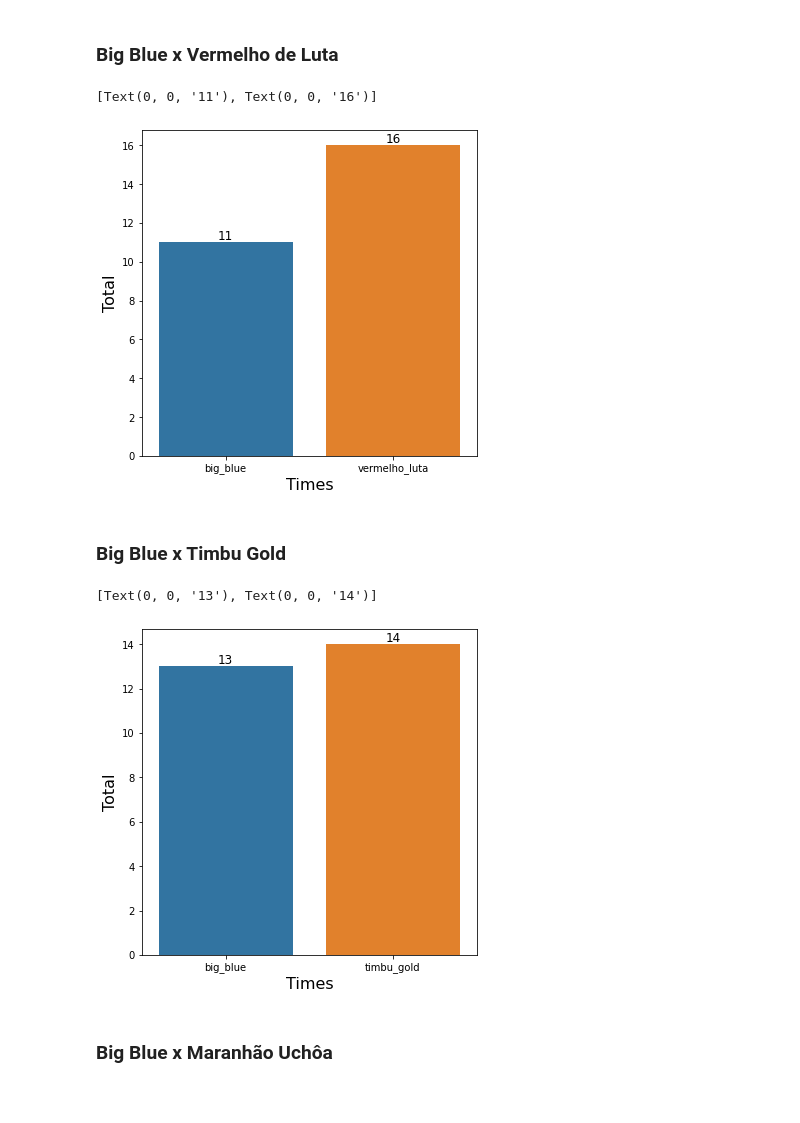
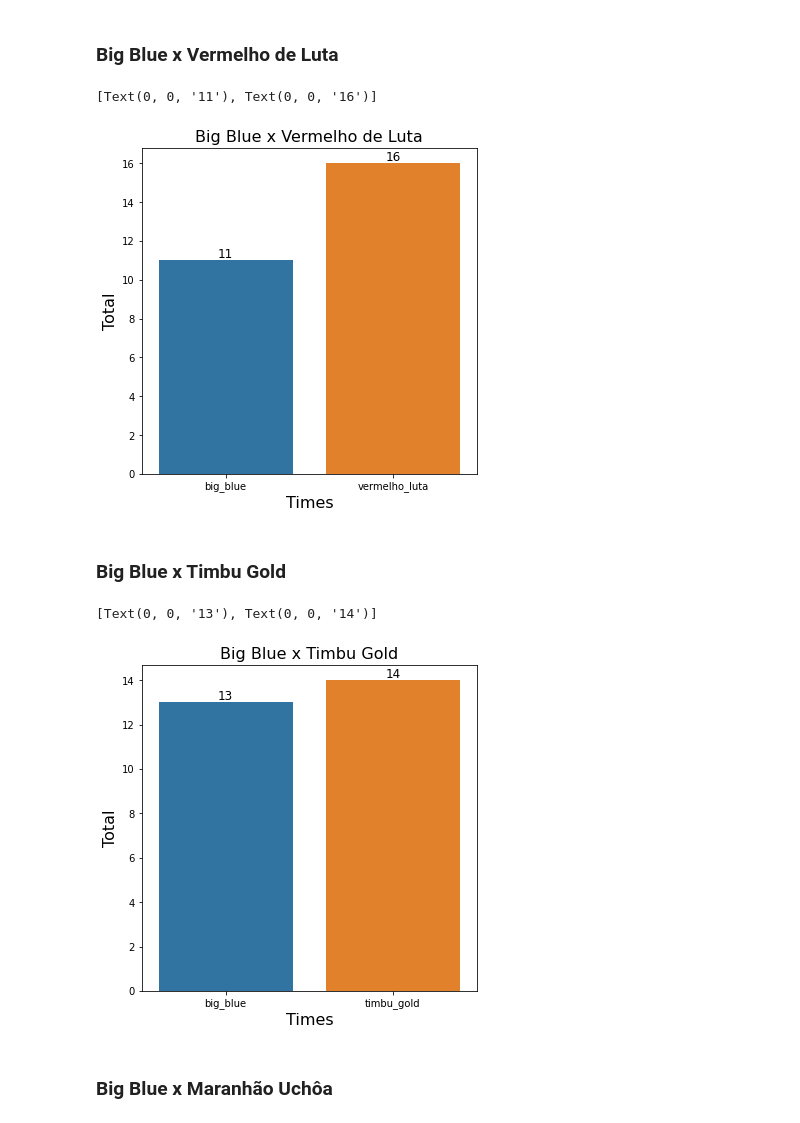
Before and after one commit to danielfitipaldi/cartola_tapajos, a Jupyter notebook: Cartola.ipynb, the cells around one changed output. Cells and saved outputs as stored; diff of their text form; code cells hidden in the pictures.

```diff
--- a/Cartola.ipynb
+++ b/Cartola.ipynb
@@ -302,12 +311,13 @@ big_x_ver = big_x_ver.sum()
 # %%
 plt.figure(figsize=(6,6))
 splot=sns.barplot(x=big_x_ver.index,y=big_x_ver)
 plt.xlabel("Times", size=16)
 plt.ylabel("Total", size=16)
+plt.title('Big Blue x Vermelho de Luta', size=16)
 plt.bar_label(splot.containers[0],size=12)
 # %% [output]
 [Text(0, 0, '11'), Text(0, 0, '16')]
-[figure, old version]
+[figure, new version]
 # %% [markdown]
 ### Big Blue x Timbu Gold
 # %%
@@ -319,10 +329,11 @@ plt.figure(figsize=(6,6))
 splot=sns.barplot(x=big_x_tg.index,y=big_x_tg)
 plt.xlabel("Times", size=16)
 plt.ylabel("Total", size=16)
+plt.title('Big Blue x Timbu Gold', size=16)
 plt.bar_label(splot.containers[0],size=12)
 # %% [output]
 [Text(0, 0, '13'), Text(0, 0, '14')]
-[figure, old version]
+[figure, new version]
 # %% [markdown]
 ### Big Blue x Maranhão Uchôa
 # %%
```
Also changed, not shown: parts of 11 cells of this notebook.
